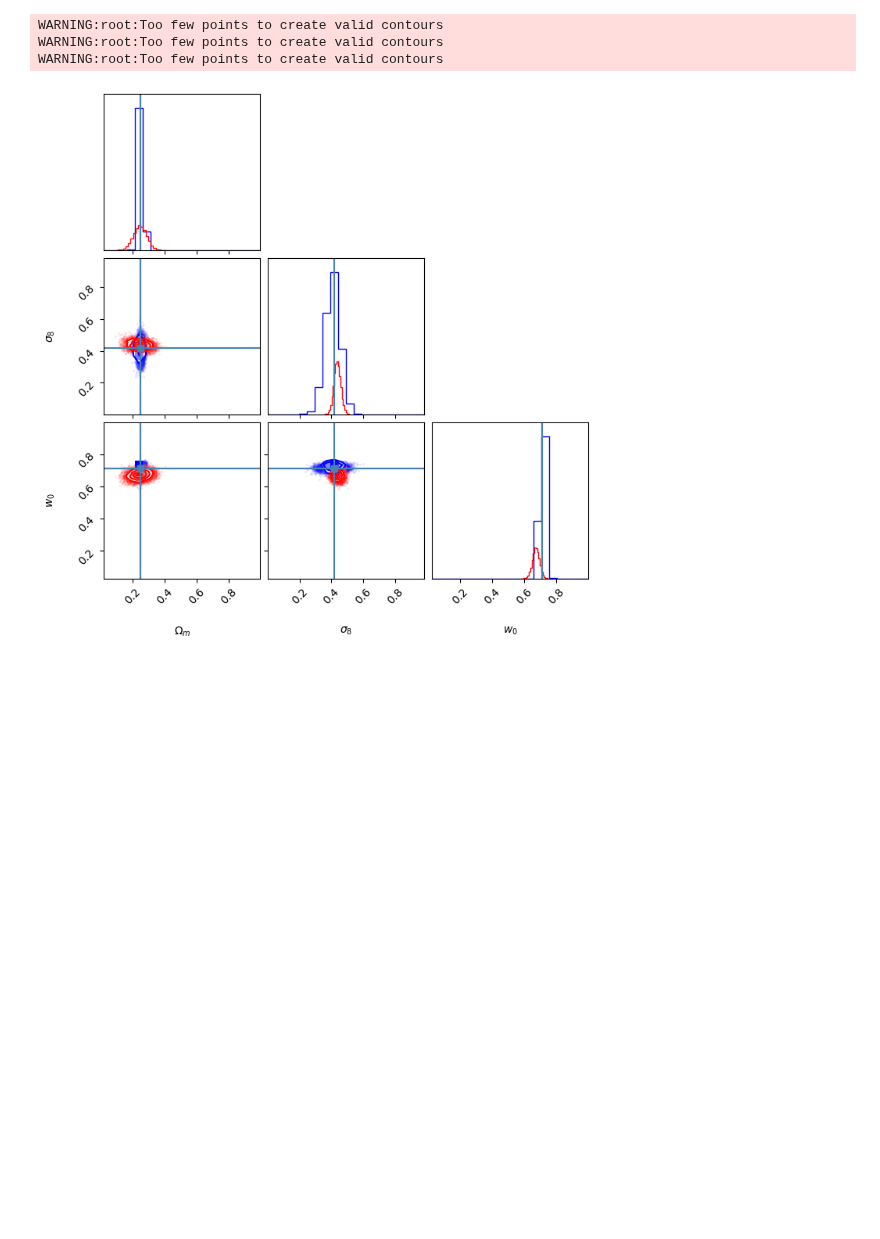
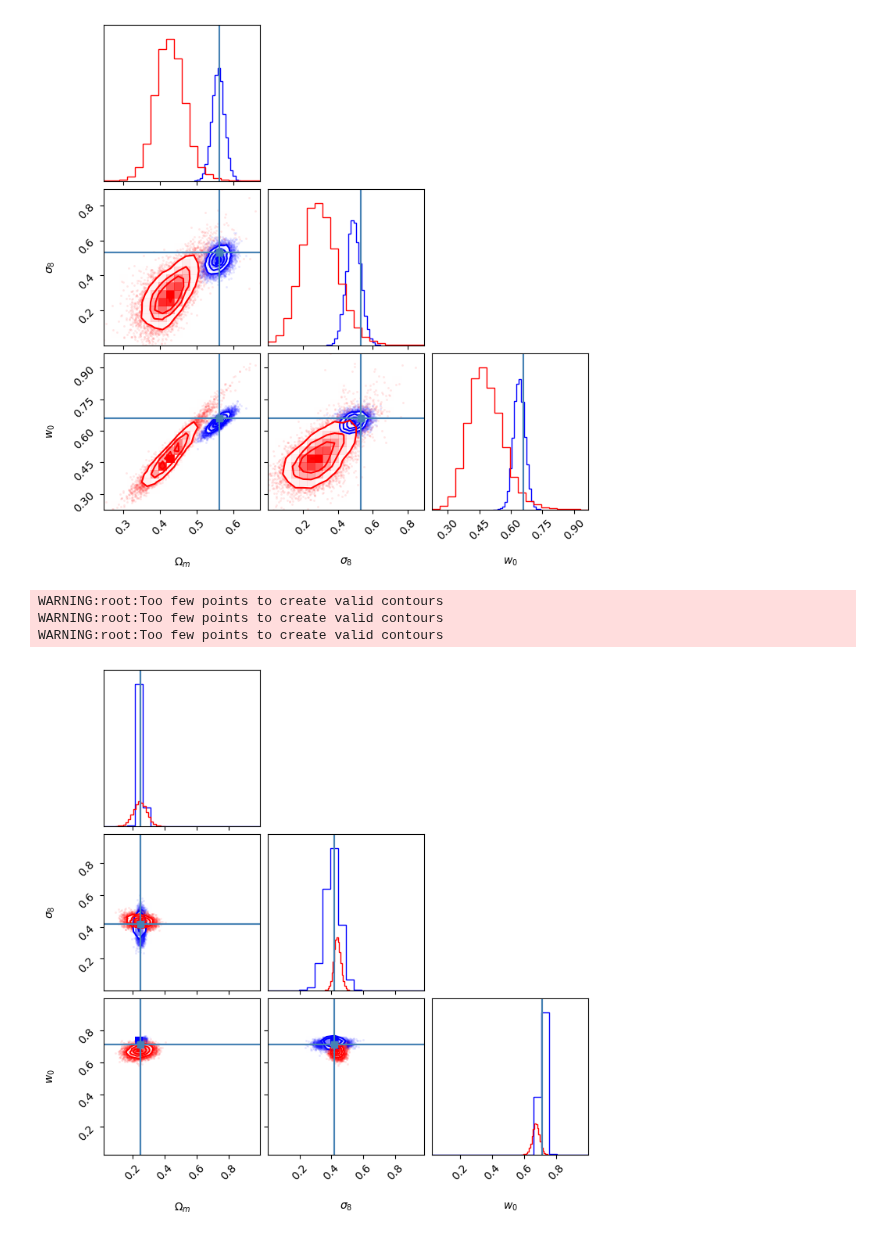
Before and after one commit to shubhagrawal30/ViT_weak_lensing, a Jupyter notebook: notebooks/sbi.ipynb, the cells around one changed output. Cells and saved outputs as stored; diff of their text form; code cells hidden in the pictures; blank space fills up the shorter version.

```diff
--- a/notebooks/sbi.ipynb
+++ b/notebooks/sbi.ipynb
@@ -85,3 +97,10 @@ fig = corner.corner(np.array(posterior_samples_resnet), truths=x_0, labels=[r"$\
+# %%
+fig = corner.corner(np.array(posterior_samples_vit), truths=true, labels=[r"$\Omega_m$", r"$\sigma_8$", r"$w_0$"],
+                    color="blue")
+fig = corner.corner(np.array(posterior_samples_resnet), truths=true, labels=[r"$\Omega_m$", r"$\sigma_8$", r"$w_0$"],
+                    fig=fig, color="red")
+# %% [output]
+[figure, added]
 # %%
 fig = corner.corner(np.array(posterior_samples_vit), truths=x_0, labels=[r"$\Omega_m$", r"$\sigma_8$", r"$w_0$"],
                     color="blue", range=np.array([np.min(vit_labels, axis=0), np.max(vit_labels, axis=0)]).T)
```
Also changed, not shown: parts of 8 cells of this notebook, 3 other files.
